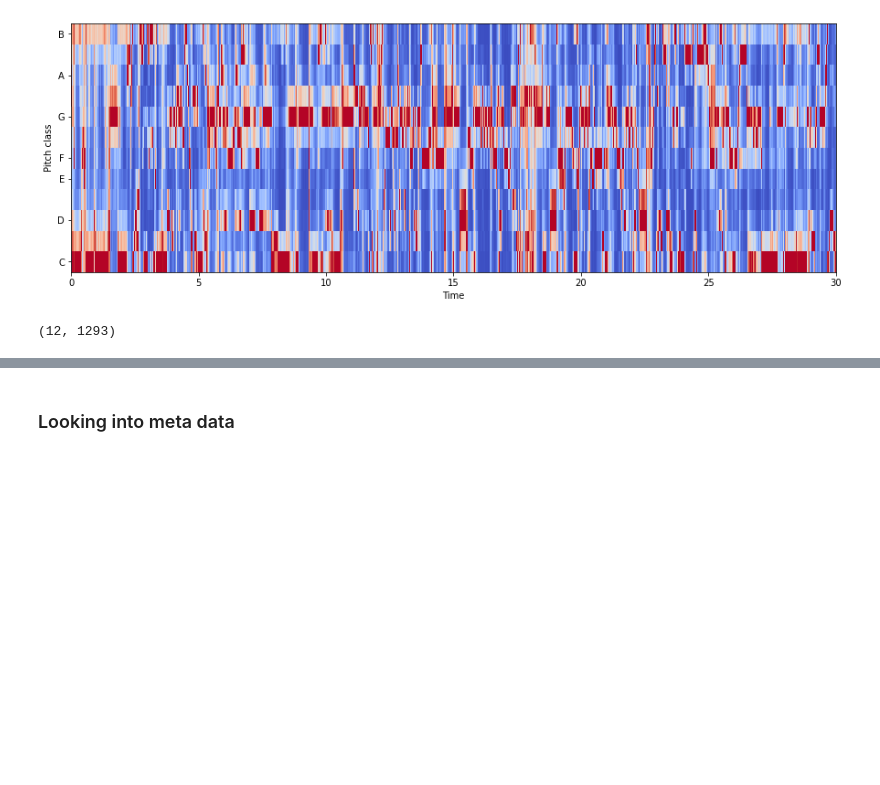
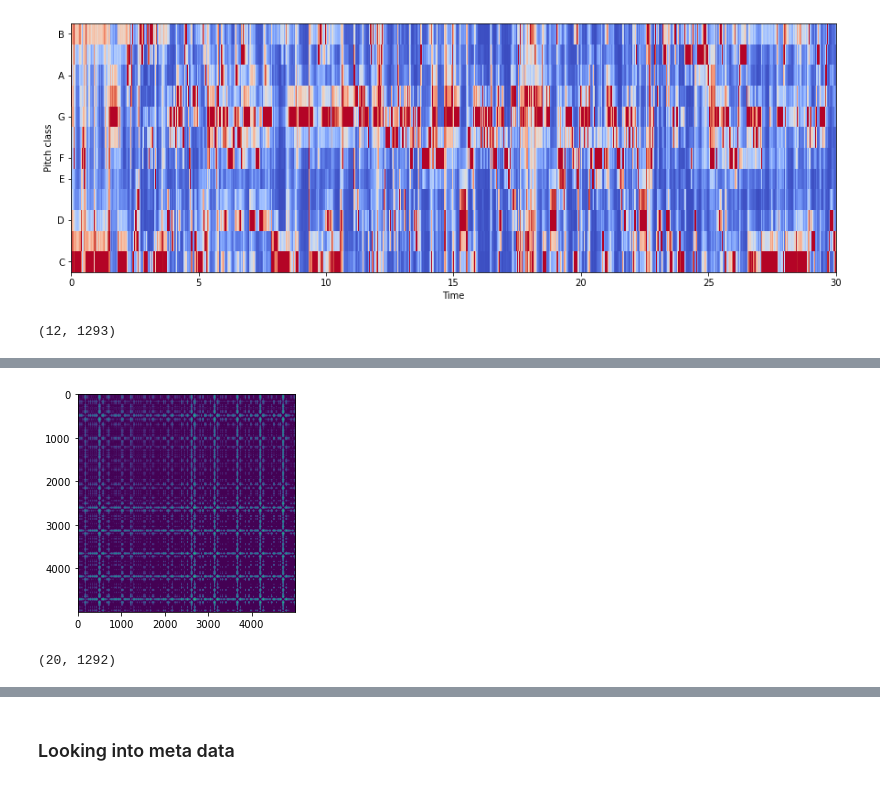
Before and after one commit to Nihal-Srivastava05/Music-Genre-Classification-GTZAN, a Jupyter notebook: Notebooks/EDA.ipynb, the cells around one changed output, grey strips where cells are left out. Cells and saved outputs as stored; diff of their text form; code cells hidden in the pictures; blank space fills up the shorter version.

```diff
--- a/Notebooks/EDA.ipynb
+++ b/Notebooks/EDA.ipynb
@@ -117,0 +206,11 @@ chromagram.shape
+# %%
+plt.imshow(recurrence_plot(data[5000: 10000].reshape(-1, 1)));
+# %% [output]
+[figure, added]
+# %%
+filename = '../Data/genres_original/country/country.00004.wav'
+data, sample_rate = librosa.load(filename)
+mfccs = librosa.feature.mfcc(y=data, sr=sample_rate, n_mfcc=20)
+mfccs.shape
+# %% [output]
+(20, 1292)
```
Also changed, not shown: parts of 31 cells of this notebook, 12 other files.
